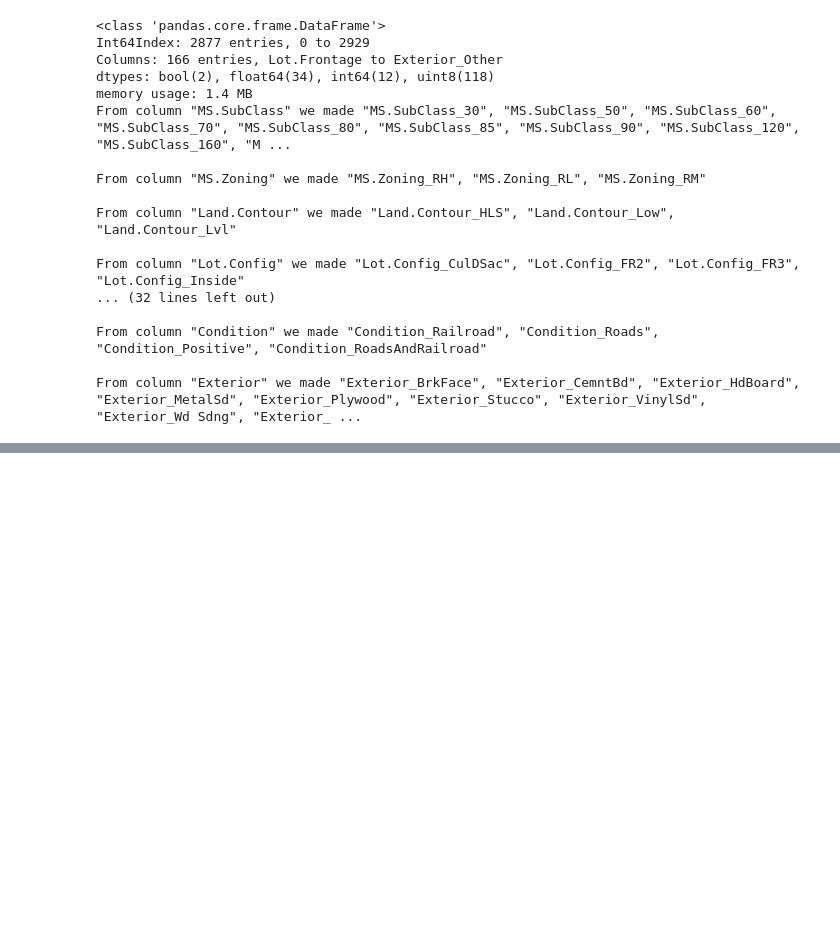
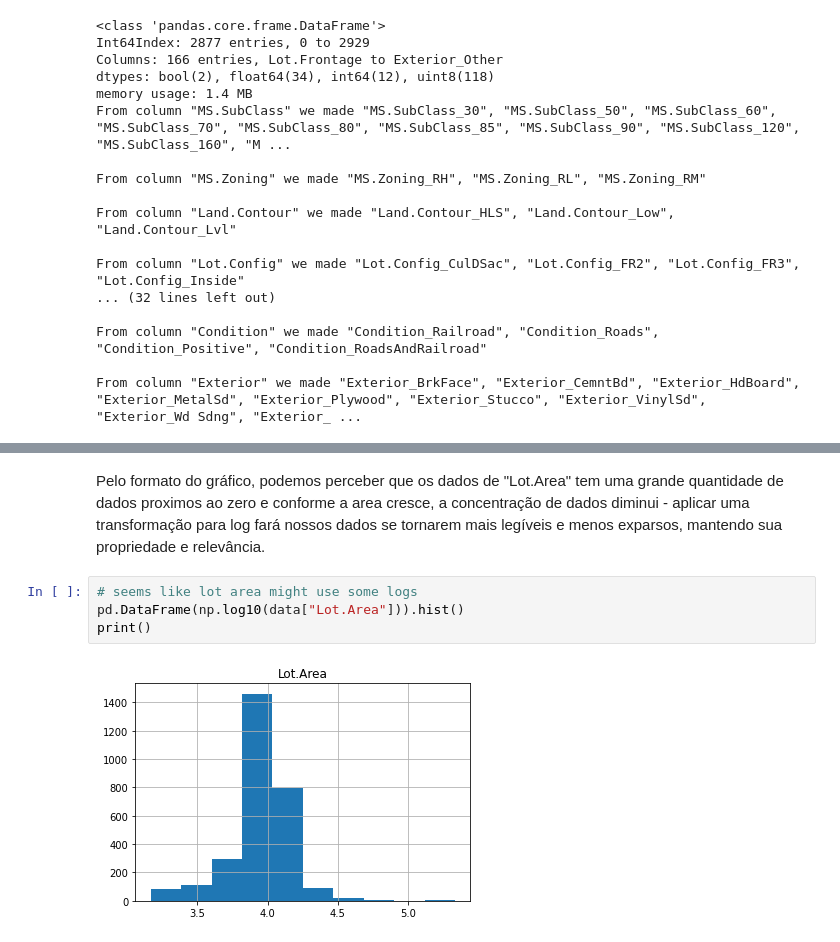
Before and after one commit to P-ASilva/ames, a Jupyter notebook: notebooks/08_final_model_analysis_and_feature_enginnering.ipynb, the cells around one changed output, grey strips where cells are left out. Cells and saved outputs as stored; diff of their text form; blank space fills up the shorter version.

```diff
--- a/notebooks/08_final_model_analysis_and_feature_enginnering.ipynb
+++ b/notebooks/08_final_model_analysis_and_feature_enginnering.ipynb
@@ -79,0 +114,8 @@ print()
+# %% [markdown]
+Pelo formato do gráfico, podemos perceber que os dados de "Lot.Area" tem uma grande quantidade de dados proximos ao zero e conforme a area cresce, a concentração de dados diminui - aplicar uma transformação para log fará nossos dados se tornarem mais legíveis e menos exparsos, mantendo sua propriedade e relevância.
+# %%
+# seems like lot area might use some logs
+pd.DataFrame(np.log10(data["Lot.Area"])).hist()
+print()
+# %% [output]
+[figure, added]
```
Also changed, not shown: parts of 22 cells of this notebook, 3 other files.
